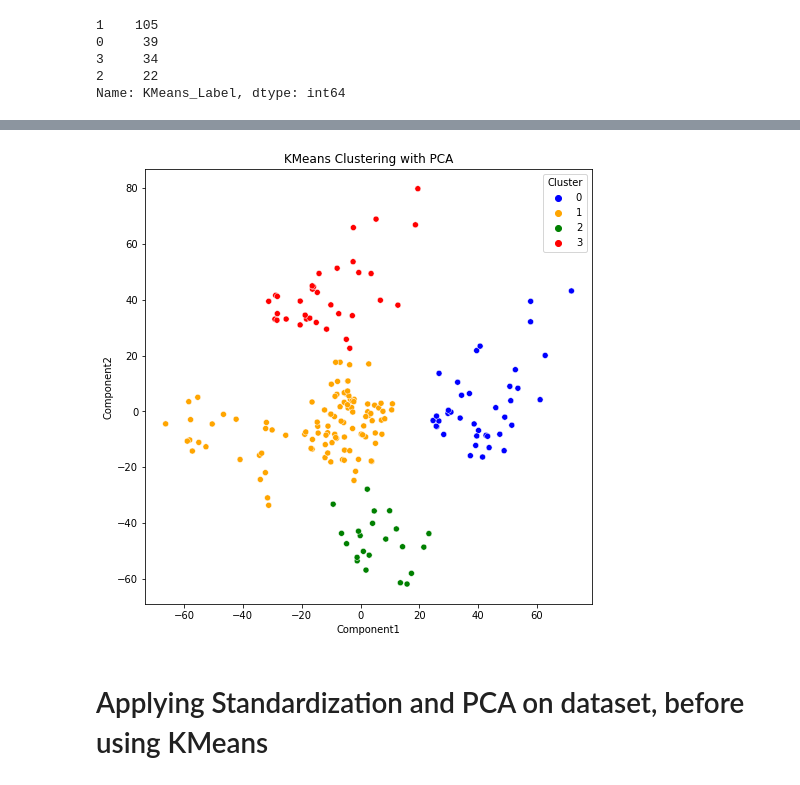
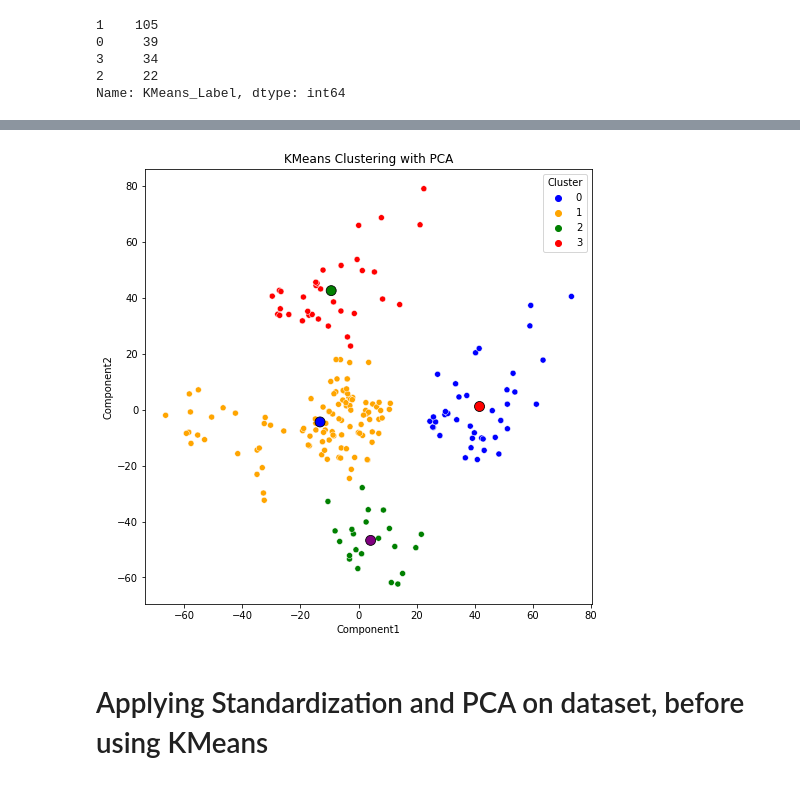
Before and after one commit to iamthevabs/UCDPA_VAIBHAVSRIVASTAVA, a Jupyter notebook: Project_Notebook.ipynb, the cells around one changed output, grey strips where cells are left out. Drawn from its saved outputs; the diff is of its cells as text; code cells hidden in the pictures.

```diff
--- a/Project_Notebook.ipynb
+++ b/Project_Notebook.ipynb
@@ -378,3 +382,7 @@ df_pca_kmeans['KMeans_Label']=km.labels_
+# %%
+df_pca_kmeans['KMeans_Label']=km.labels_
+x_c=km.cluster_centers_[:,0]  # X-cords for centroid
+y_c=km.cluster_centers_[:,1]  # Y-cords for centroid
 # %%
 df_pca_kmeans['KMeans_Label'].value_counts()
 # %% [output]
@@ -390,13 +398,14 @@ print(km.inertia_)
 # %%
 x=df_pca_kmeans['Component1']
 y=df_pca_kmeans['Component2']
 plt.figure(figsize=(8,8))
 sns.scatterplot(x=x,y=y,hue=df_pca_kmeans['KMeans_Label'],palette=['blue','orange','green','red'])
+sns.scatterplot(x=x_c,y=y_c, s=100,linewidths = 50,hue=range(4),palette=['red', 'blue', 'purple', 'green'],ec='black', legend=False)
 plt.legend(title='Cluster')
 plt.title('KMeans Clustering with PCA')
 plt.show()
 # %% [output]
-[figure, old version]
+[figure, new version]
 # %% [markdown]
 # Applying Standardization and PCA on dataset, before using KMeans
 # %%
```
Also changed, not shown: parts of 20 cells of this notebook, 1 other file.
